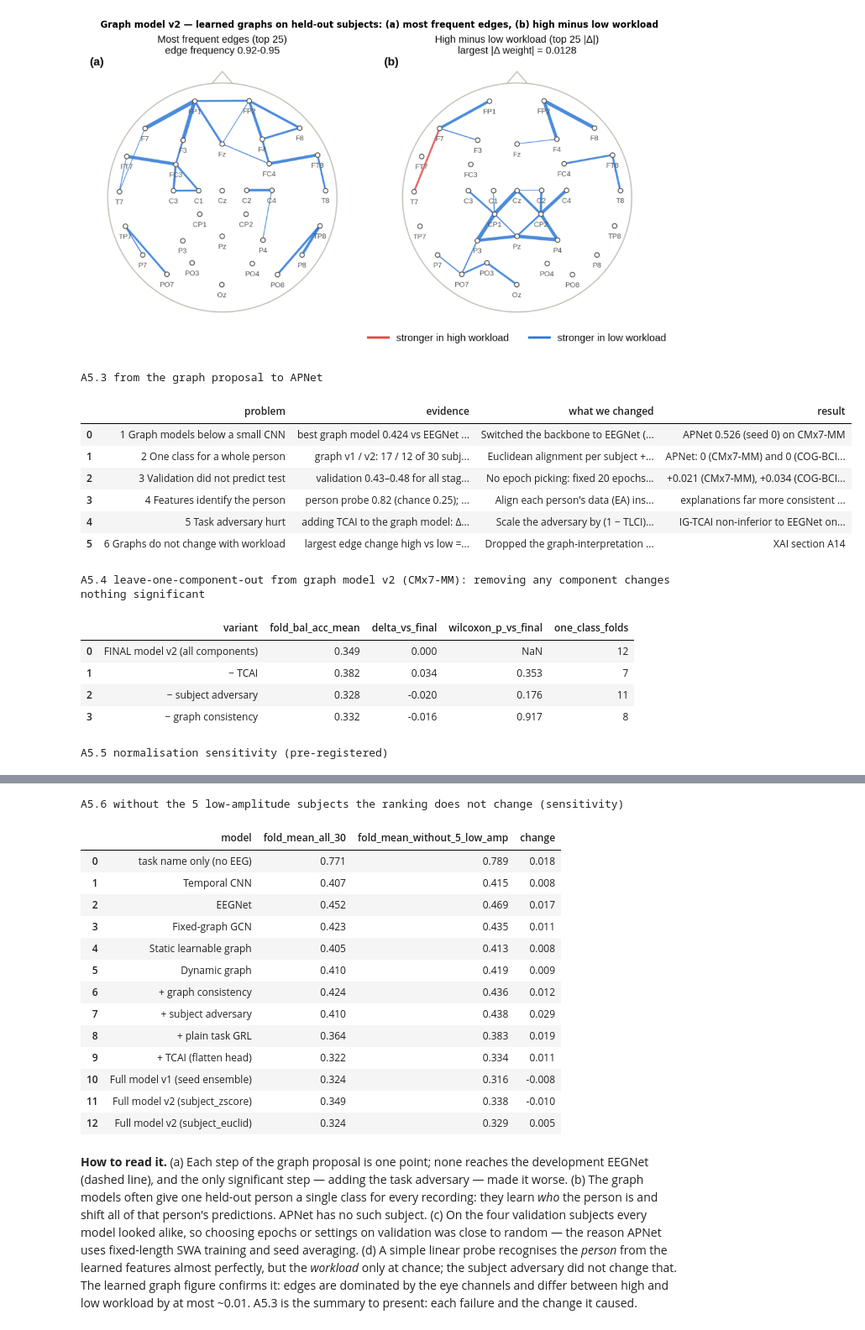
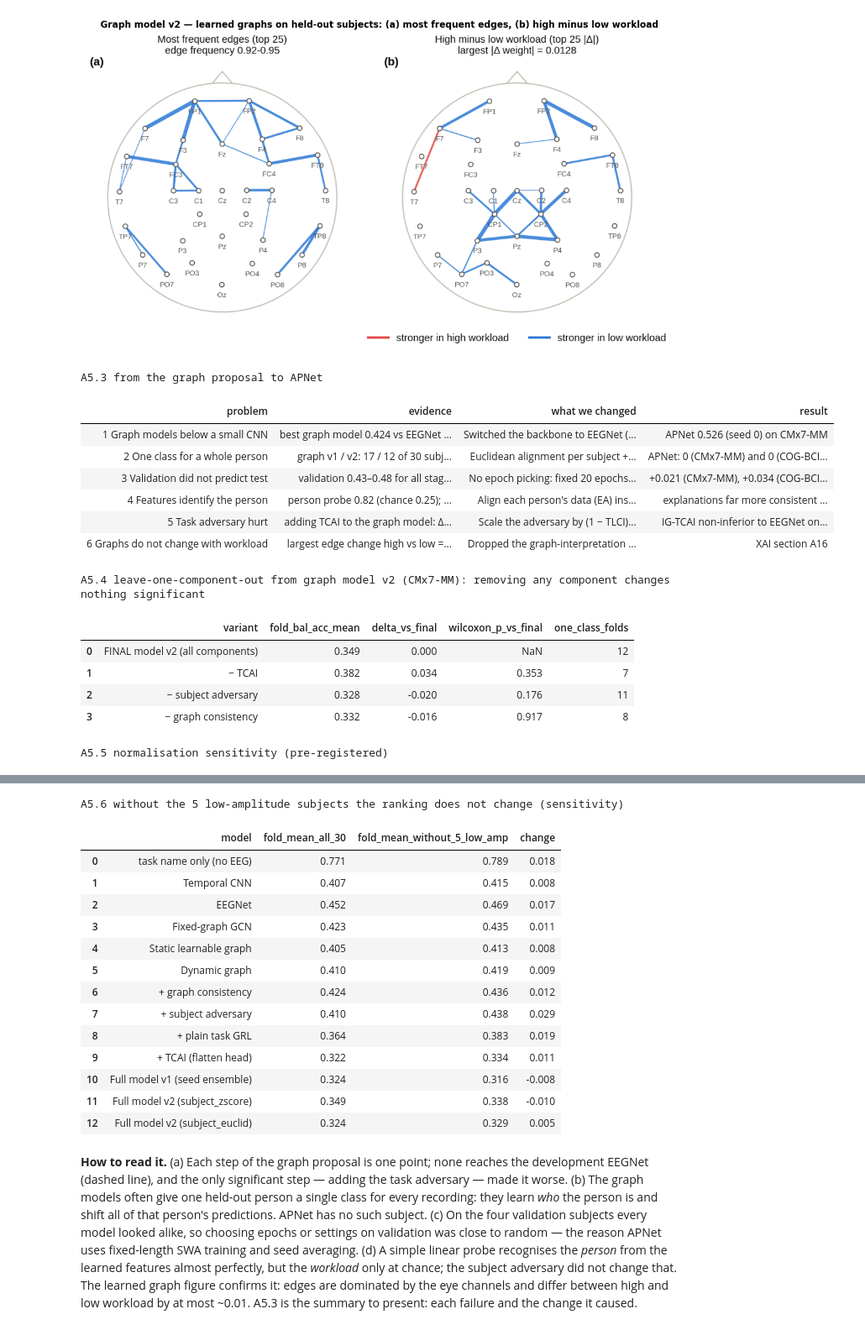
Before and after one commit to alampranto17/Thesis-project, a Jupyter notebook: cx7mm/notebook/CMx7_SI_DyGraph_ANALYSIS_with_outputs.ipynb, the cells around one changed output, grey strips where cells are left out. Shown at 84% size. Cells and saved outputs as stored; diff of their text form; code cells hidden in the pictures.

```diff
--- a/cx7mm/notebook/CMx7_SI_DyGraph_ANALYSIS_with_outputs.ipynb
+++ b/cx7mm/notebook/CMx7_SI_DyGraph_ANALYSIS_with_outputs.ipynb
@@ -81,7 +83,7 @@ MANIFEST = {}
 
 
 def inp(rel):
-    """Path of an input file inside cx7mm/; records its SHA-256 for the reproducibility manifest (A17)."""
+    """Path of an input file inside cx7mm/; records its SHA-256 for the reproducibility manifest (A19)."""
     p = os.path.join(ROOT, rel)
     assert os.path.exists(p), f"input missing: {rel}"
     if rel not in MANIFEST:
@@ -692,41 +696,41 @@ A5.2 graph dynamics (validation, 30 folds): separating PEOPLE by their graphs is
 # %%
 # --- A5.3 Problem → change → result (the path from the graph proposal to APNet) ---
 oc_ap = {ds: one_class(ds, "dev", "d_v3_ls") for ds in ("cmx7", "cog")}
 swa_gain = {ds: FOLD[ds]["EEGNet + EA + AdaBN [SWA] · 3-seed"].mean() - FOLD[ds]["EEGNet + EA + AdaBN · 3-seed"].mean() for ds in ("cmx7", "cog")}
 ign = read_csv("final/reports/final_cmx7_tests.csv").set_index("test")
 ign_p = float(ign.loc[[t for t in ign.index if t.startswith("H-IG-NI")][0], "p"])
 tcai_step = bu.set_index("step").loc[[s for s in bu.step if s.startswith("+ TCAI")][0]]
 xs_ = read_csv("final/xai_amend1/xai_secondary_pairs.csv").set_index(["dataset", "metric", "pair"])
 PATH = pd.DataFrame([
     ("1 Graph models below a small CNN", f"best graph model {NUM['dev|graph_best_cmx7']:.3f} vs EEGNet {E_DEV:.3f} with ≈{g_dyn / 3595:.0f}× more parameters",
      "Switched the backbone to EEGNet (3,595 parameters)", f"APNet {FOLD['cmx7']['APNet (proposed) · seed 0'].mean():.3f} (seed 0) on CMx7-MM"),
     ("2 One class for a whole person", f"graph v1 / v2: {int(DEVT.loc['Full model v1 (seed ensemble)', 'one_class_folds'])} / {int(DEVT.loc['Full model v2 (subject_zscore)', 'one_class_folds'])} of 30 subjects",
      "Euclidean alignment per subject + test-time AdaBN + subject-wise score centring", f"APNet: {oc_ap['cmx7']} (CMx7-MM) and {oc_ap['cog']} (COG-BCI) one-class subjects"),
     ("3 Validation did not predict test", f"validation {vv.min():.2f}–{vv.max():.2f} for all stages, test {tt.min():.2f}–{tt.max():.2f}; Spearman ρ(validation, test) = {rho_vt:.2f}",
      "No epoch picking: fixed 20 epochs + weight averaging (SWA) + 3 seeds", f"+{swa_gain['cmx7']:.3f} (CMx7-MM), +{swa_gain['cog']:.3f} (COG-BCI) over the same model with early stopping"),
     ("4 Features identify the person", f"person probe {NUM['dev|person_probe_v2']:.2f} (chance 0.25); the subject adversary did not remove it",
-     "Align each person's data (EA) instead of an adversary", f"explanations far more consistent across people: +{xs_.loc[('cog','consistency','M_prop - M_base'),'mean_diff']:.2f} (COG-BCI), +{xs_.loc[('cmx7','consistency','M_prop - M_base'),'mean_diff']:.2f} (CMx7-MM) vs EEGNet (A14 Q5)"),
+     "Align each person's data (EA) instead of an adversary", f"explanations far more consistent across people: +{xs_.loc[('cog','consistency','M_prop - M_base'),'mean_diff']:.2f} (COG-BCI), +{xs_.loc[('cmx7','consistency','M_prop - M_base'),'mean_diff']:.2f} (CMx7-MM) vs EEGNet (A16 Q5)"),
     ("5 Task adversary hurt", f"adding TCAI to the graph model: Δ {tcai_step.delta_vs_previous:+.3f} (p = {tcai_step.wilcoxon_p_vs_previous:.3f})",
      "Scale the adversary by (1 − TLCI): IG-TCAI", f"IG-TCAI non-inferior to EEGNet on CMx7-MM (H-IG-NI, p = {ign_p:.3f})"),
     ("6 Graphs do not change with workload", f"largest edge change high vs low = {NUM['dev|graph_max_workload_delta']:.4f}",
-     "Dropped the graph-interpretation claim; explain with IG + occlusion behind sanity gates", "XAI section A14"),
+     "Dropped the graph-interpretation claim; explain with IG + occlusion behind sanity gates", "XAI section A16"),
 ], columns=["problem", "evidence", "what we changed", "result"])
 table(PATH, "a5_problem_to_change", "A5.3 from the graph proposal to APNet")
 ab = read_csv("dev_colab/results/sec24_ablation_table.csv")[["variant", "fold_bal_acc_mean", "delta_vs_final", "wilcoxon_p_vs_final", "one_class_folds"]]
 table(ab.round(3), "a5_ablation", "A5.4 leave-one-component-out from graph model v2 (CMx7-MM): removing any component changes nothing significant")
 table(read_csv("dev_colab/results/sec24_normalisation_sensitivity.csv")[["run", "fold_bal_acc_mean", "reference", "reference_fold_mean", "delta_vs_reference", "wilcoxon_p_vs_reference"]].round(3),
       "a5_normalisation", "A5.5 normalisation sensitivity (pre-registered)")
 la = read_csv("dev_colab/results/sec24_low_amplitude_sensitivity.csv")
 table(la.round(3), "a5_low_amplitude", "A5.6 without the 5 low-amplitude subjects the ranking does not change (sensitivity)")
 # %% [output]
 A5.3 from the graph proposal to APNet
-|  | problem | evidence | what we changed | result |
-| 0 | 1 Graph models below a small CNN | best graph model 0.424 vs EEGNet ... | Switched the backbone to EEGNet (... | APNet 0.526 (seed 0) on CMx7-MM |
-| 1 | 2 One class for a whole person | graph v1 / v2: 17 / 12 of 30 subj... | Euclidean alignment per subject +... | APNet: 0 (CMx7-MM) and 0 (COG-BCI... |
-| 2 | 3 Validation did not predict test | validation 0.43–0.48 for all stag... | No epoch picking: fixed 20 epochs... | +0.021 (CMx7-MM), +0.034 (COG-BCI... |
-| 3 | 4 Features identify the person | person probe 0.82 (chance 0.25); ... | Align each person's data (EA) ins... | explanations far more consistent ... |
-| 4 | 5 Task adversary hurt | adding TCAI to the graph model: Δ... | Scale the adversary by (1 − TLCI)... | IG-TCAI non-inferior to EEGNet on... |
-| 5 | 6 Graphs do not change with workload | largest edge change high vs low =... | Dropped the graph-interpretation ... | XAI section A14 |
+| problem | evidence | what we changed | result |
+| 1 Graph models below a small CNN | best graph model 0.424 vs EEGNet ... | Switched the backbone to EEGNet (... | APNet 0.526 (seed 0) on CMx7-MM |
+| 2 One class for a whole person | graph v1 / v2: 17 / 12 of 30 subj... | Euclidean alignment per subject +... | APNet: 0 (CMx7-MM) and 0 (COG-BCI... |
+| 3 Validation did not predict test | validation 0.43–0.48 for all stag... | No epoch picking: fixed 20 epochs... | +0.021 (CMx7-MM), +0.034 (COG-BCI... |
+| 4 Features identify the person | person probe 0.82 (chance 0.25); ... | Align each person's data (EA) ins... | explanations far more consistent ... |
+| 5 Task adversary hurt | adding TCAI to the graph model: Δ... | Scale the adversary by (1 − TLCI)... | IG-TCAI non-inferior to EEGNet on... |
+| 6 Graphs do not change with workload | largest edge change high vs low =... | Dropped the graph-interpretation ... | XAI section A16 |
 A5.4 leave-one-component-out from graph model v2 (CMx7-MM): removing any component changes nothing significant
 |  | variant | fold_bal_acc_mean | delta_vs_final | wilcoxon_p_vs_final | one_class_folds |
 | 0 | FINAL model v2 (all components) | 0.349 | 0.000 | NaN | 12 |
```
Also changed, not shown: parts of 39 cells of this notebook.
